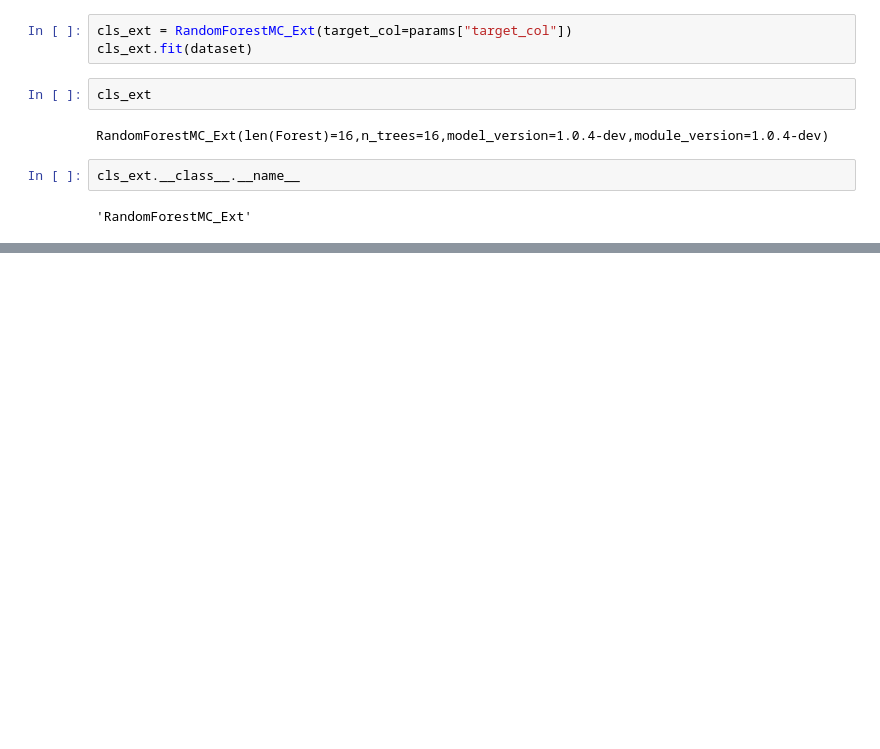
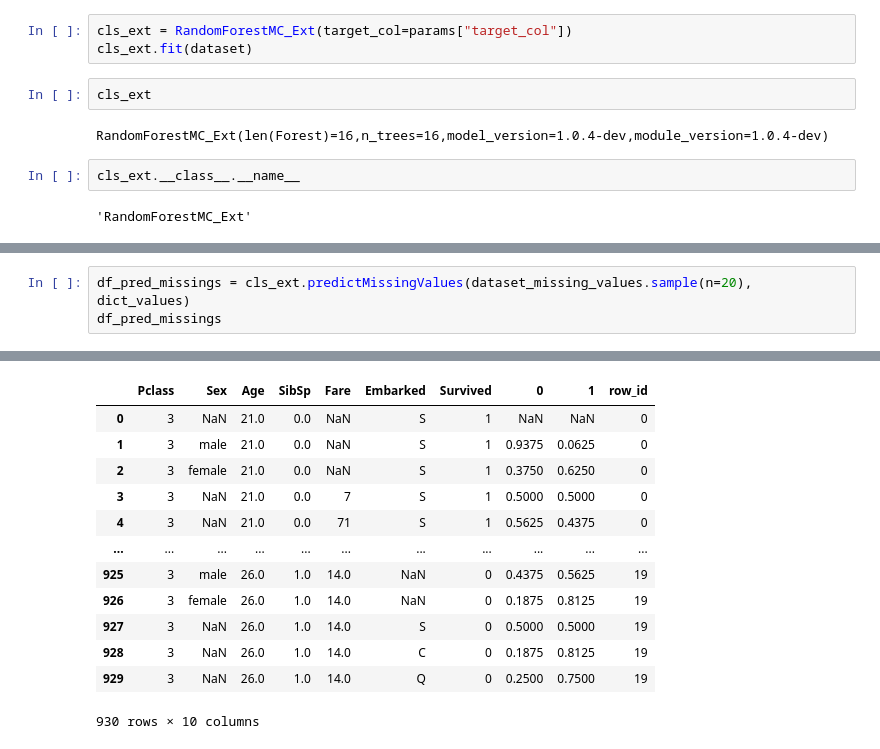
Before and after one commit to ysraell/random-forest-mc-utils, a Jupyter notebook: dev/dev-1.1.0.ipynb, the cells around one changed output, grey strips where cells are left out. Drawn from its saved outputs; the diff is of its cells as text; blank space fills up the shorter version.

```diff
--- a/dev/dev-1.1.0.ipynb
+++ b/dev/dev-1.1.0.ipynb
@@ -247,0 +264,4 @@ col
+# %%
+df_pred_missings = cls_ext.predictMissingValues(dataset_missing_values.sample(n=20), dict_values)
+df_pred_missings
+# %% [output]
@@ -247,0 +271,13 @@ col
+|  | Pclass | Sex | Age | SibSp | Fare | Embarked | Survived | 0 | 1 | row_id |
+| 0 | 3 | NaN | 21.0 | 0.0 | NaN | S | 1 | NaN | NaN | 0 |
+| 1 | 3 | male | 21.0 | 0.0 | NaN | S | 1 | 0.9375 | 0.0625 | 0 |
+| 2 | 3 | female | 21.0 | 0.0 | NaN | S | 1 | 0.3750 | 0.6250 | 0 |
+| 3 | 3 | NaN | 21.0 | 0.0 | 7 | S | 1 | 0.5000 | 0.5000 | 0 |
+| 4 | 3 | NaN | 21.0 | 0.0 | 71 | S | 1 | 0.5625 | 0.4375 | 0 |
+| ... | ... | ... | ... | ... | ... | ... | ... | ... | ... | ... |
+| 925 | 3 | male | 26.0 | 1.0 | 14.0 | NaN | 0 | 0.4375 | 0.5625 | 19 |
+| 926 | 3 | female | 26.0 | 1.0 | 14.0 | NaN | 0 | 0.1875 | 0.8125 | 19 |
+| 927 | 3 | NaN | 26.0 | 1.0 | 14.0 | S | 0 | 0.5000 | 0.5000 | 19 |
+| 928 | 3 | NaN | 26.0 | 1.0 | 14.0 | C | 0 | 0.1875 | 0.8125 | 19 |
+| 929 | 3 | NaN | 26.0 | 1.0 | 14.0 | Q | 0 | 0.2500 | 0.7500 | 19 |
+930 rows × 10 columns
```
Also changed, not shown: parts of 27 cells of this notebook, 1 other file.
